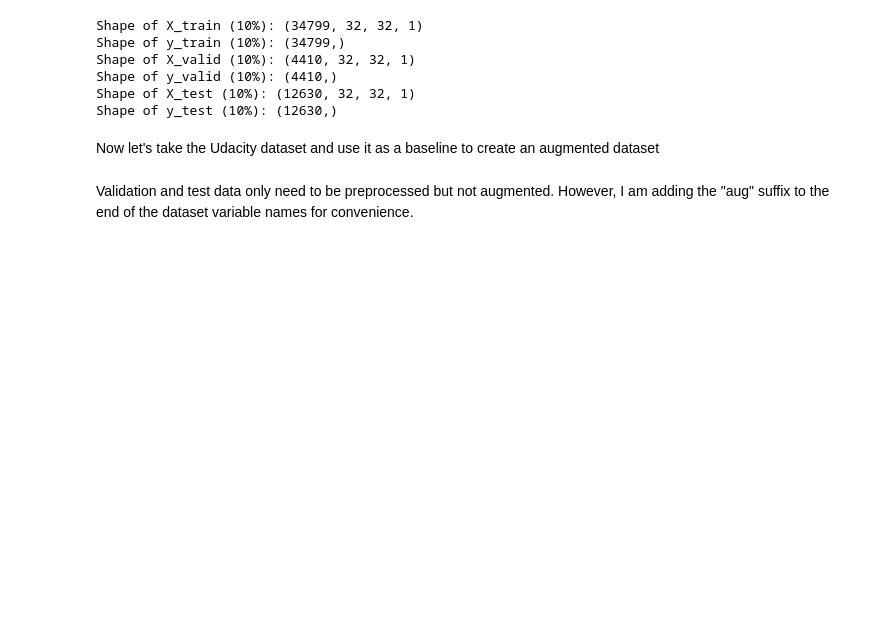
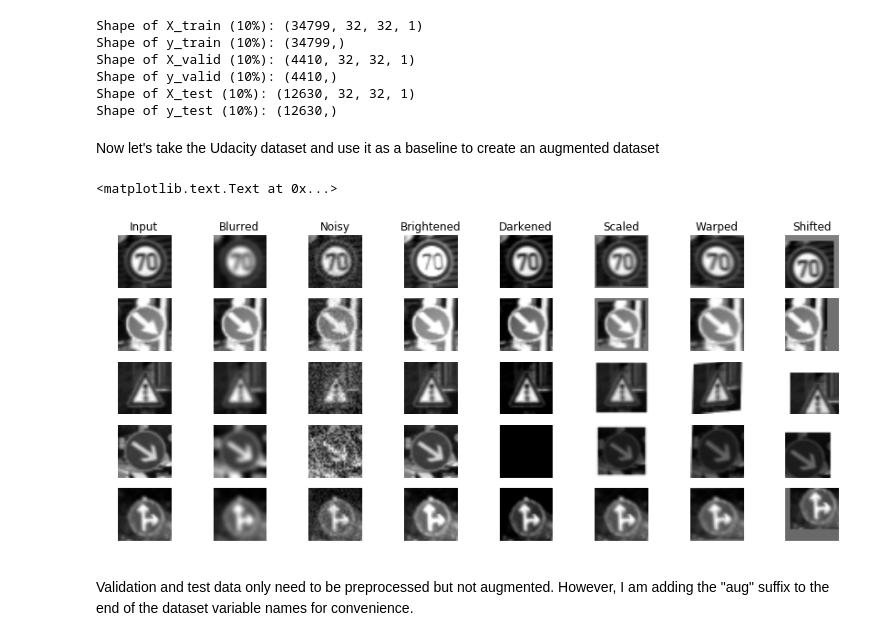
Before and after one commit to siqb/CarND-Traffic-Sign-Classifier-Project, a Jupyter notebook: Traffic_Sign_Classifier.ipynb, the cells around one changed output. Saved outputs shown, nothing was run; the diff lists cells and outputs as text; code cells hidden in the pictures; blank space fills up the shorter version.

```diff
--- a/Traffic_Sign_Classifier.ipynb
+++ b/Traffic_Sign_Classifier.ipynb
@@ -377,6 +354,7 @@ Now let's take the Udacity dataset and use it as a baseline to create an augment
 # each of them is contributing to the robustness of my model? Furthermore, how do I know how much
 # to blur, flip, add noise, etc.? Right now, I'm doing it arbitrarily. Is there a systematic way?
 # Also, how do I know when I have augmented my data set enough?
+
 import random
 
 X_train_aug, y_train_aug = [],[]
@@ -385,15 +363,17 @@ for i in range (0,n_train):
     # Create gray scaled normalized image
     #img = gray_normal(X_train[i])
 
-    # Add gray scaled normalized image
+
     # I need to reshape images because the default TF LeNet architecture which I copy/pasted
     # complains otherwise...but why? Figure this out....
-    #X_train_aug.append(img.reshape(32,32,1))
-    #y_train_aug.append(y_train[i])
+
+    # Add gray scaled normalized image
+    X_train_aug.append(X_train[i].reshape(32,32,1))
+    y_train_aug.append(y_train[i])
 
     # Add blurred image
     #for j in range(random.randint(1,10)):
-    blur_shape = random.randint(1,15)
+    blur_shape = random.randint(1,5)
     if blur_shape %2 == 0: blur_shape -= 1
     blurred = cv2.GaussianBlur(X_train[i], (blur_shape, blur_shape), 0)
     X_train_aug.append(blurred.reshape(32,32,1))
@@ -408,18 +388,31 @@ for i in range (0,n_train):
     # Add noisy image
     #for j in range(random.randint(1,10)):
     noise = np.zeros_like(X_train[i])
-    cv2.randn(noise,(random.randint(0,10)),(random.randint(15,25)))
+    #cv2.randn(noise,(random.randint(0,3)),(random.randint(20,25)))
+    cv2.randu(noise,0.0,0.3)
     noisy_img = X_train[i]+noise
     X_train_aug.append(noisy_img.reshape(32,32,1))
     y_train_aug.append(y_train[i])
 
     # Add random brightness image
-    shifted = X_train[i] + 1.0   # shift to (0,2) range
-    img_max_value = max(shifted.flatten())
-    max_coef = 2.0/img_max_value
-    min_coef = max_coef - 0.1
-    coef = np.random.uniform(min_coef, max_coef)
-    adjusted_img = shifted * coef - 1.0
+    #shifted = X_train[i] + 1.0   # shift to (0,2) range
+    #img_max_value = max(shifted.flatten())
+    #max_coef = 2.0/img_max_value
+    #min_coef = max_coef - 0.1
+    #coef = np.random.uniform(min_coef, max_coef)
+    #adjusted_img = shifted * coef - 1.0
+    #X_train_aug.append(adjusted_img.reshape(32,32,1))
+    #y_train_aug.append(y_train[i])
+    value = np.random.uniform(low=0.1, high=0.5, size=None)
+    shifted = (X_train[i] + 1.0)/2.0   # shift to (0,1) range
+    adjusted_img = (np.where((shifted + value) >= 1.0,1.0, shifted+value))*2.0 - 1.0
+    X_train_aug.append(adjusted_img.reshape(32,32,1))
+    y_train_aug.append(y_train[i])
+
+    # Add random brightness image
+    value = np.random.uniform(low=0.1, high=0.3, size=None)
+    shifted = (X_train[i] + 1.0)/2.0   # shift to (0,1) range
+    adjusted_img = (np.where((shifted - value) <= 0.0,0.0, shifted-value))*2.0 - 1.0
     X_train_aug.append(adjusted_img.reshape(32,32,1))
     y_train_aug.append(y_train[i])
 
@@ -446,34 +439,54 @@ for i in range (0,n_train):
     rndy *= rows * 0.06
     # 3 starting points for transform, 1/4 way from edges
     x1 = cols/4
     x2 = 3*cols/4
     y1 = rows/4
     y2 = 3*rows/4
     pts1 = np.float32([[y1,x1],
                        [y2,x1],
                        [y1,x2]])
     pts2 = np.float32([[y1+rndy[0],x1+rndx[0]],
                        [y2+rndy[1],x1+rndx[1]],
                        [y1+rndy[2],x2+rndx[2]]])
     M = cv2.getAffineTransform(pts1,pts2)
     warped_img = cv2.warpAffine(X_train[i],M,(cols,rows))
     warped_img = warped_img[:,:,np.newaxis]
     X_train_aug.append(warped_img.reshape(32,32,1))
     y_train_aug.append(y_train[i])
 
     #Translated image
     rows,cols,_ = X_train[i].shape
     # allow translation up to px pixels in x and y directions
-    px = 2
+    px = 8
     dx,dy = np.random.randint(-px,px,2)
     M = np.float32([[1,0,dx],[0,1,dy]])
     trans_img = cv2.warpAffine(X_train[i],M,(cols,rows))
     trans_img = trans_img[:,:,np.newaxis]
     X_train_aug.append(trans_img.reshape(32,32,1))
     y_train_aug.append(y_train[i])
 
 X_train_aug = np.array(X_train_aug)
 y_train_aug = np.array(y_train_aug)
+
+# show image of 10 random data points
+fig, axs = plt.subplots(5,8, figsize=(15, 6))
+fig.subplots_adjust(hspace = .2, wspace=.001)
+axs = axs.ravel()
+for i in range(0,33,8):
+    for j in range(0,8):
+        axs[i+j].axis('off')
+        axs[i+j].imshow(X_train_aug[i+j].reshape(32,32),cmap='gray')
+axs[0].set_title("Input")
+axs[1].set_title("Blurred")
+axs[2].set_title("Noisy")
+axs[3].set_title("Brightened")
+axs[4].set_title("Darkened")
+axs[5].set_title("Scaled")
+axs[6].set_title("Warped")
+axs[7].set_title("Shifted")
+# %% [output]
+<matplotlib.text.Text at 0x...>
+[figure, added]
 # %% [markdown]
 Validation and test data only need to be preprocessed but not augmented. However, I am adding the "aug" suffix to the end of the dataset variable names for convenience.
 # %%
```
Also changed, not shown: parts of 53 cells of this notebook, 31 other files.
